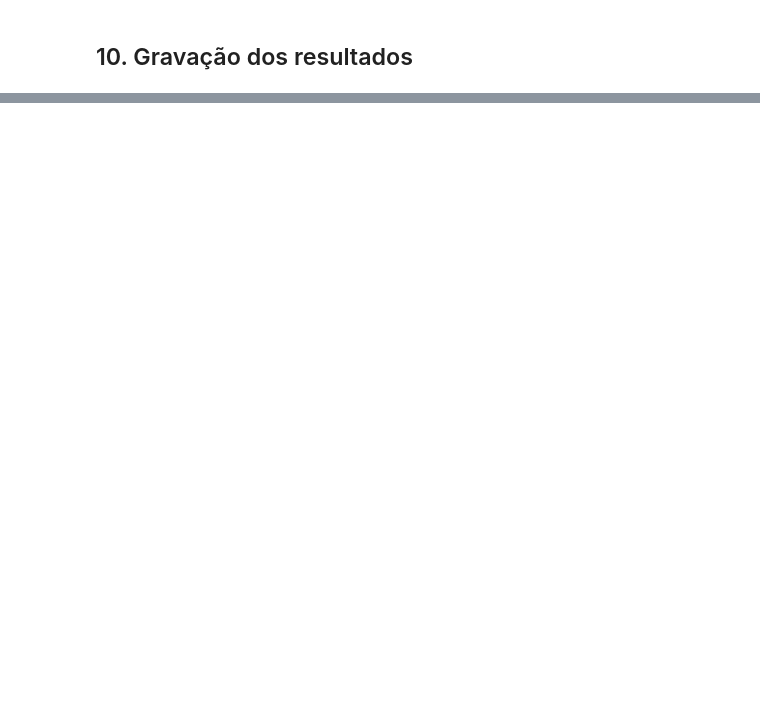
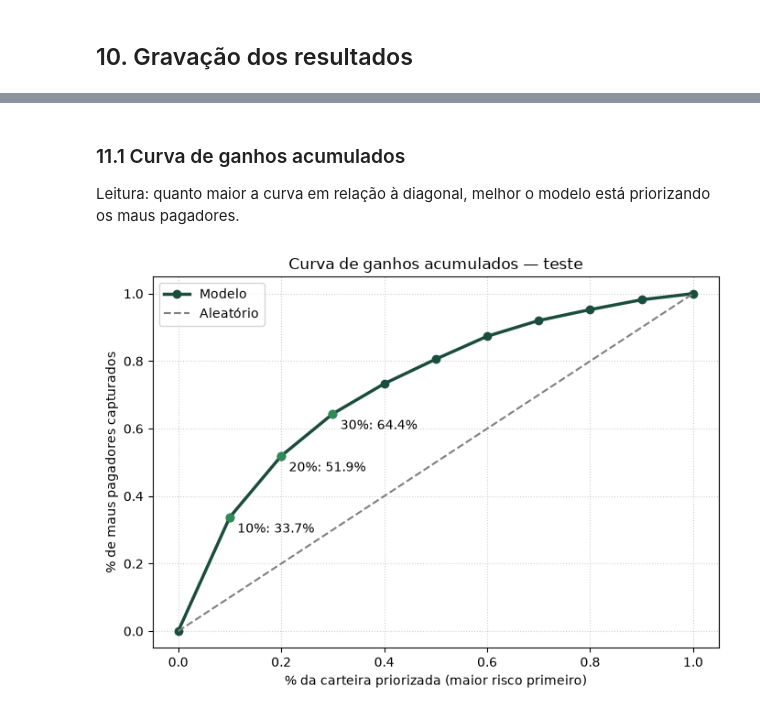
Before and after one commit to j2evaldo/modelo_Behavior_Score, a Jupyter notebook: notebooks/05_modelagem_avaliacao.ipynb, the cells around one changed output, grey strips where cells are left out. Drawn from its saved outputs; the diff is of its cells as text; code cells hidden in the pictures; blank space fills up the shorter version.

```diff
--- a/notebooks/05_modelagem_avaliacao.ipynb
+++ b/notebooks/05_modelagem_avaliacao.ipynb
@@ -250,0 +402,8 @@ metricas.round(4)
+# %%
+import os
+
+GREEN_DARK = "#1B4D3E"
+GREEN_MID = "#2E8B57"
+GREEN_PALE = "#A3E4D7"
+
+os.makedirs("../reports", exist_ok=True)
@@ -250,0 +456,8 @@ metricas.round(4)
+# %%
+tabela_teste = tabela_decisao(teste, resultados["teste"], n_bins=10)
+tabela_teste.to_csv("../data/02_gold/tabela_decisao_teste.csv", index=False)
+
+tabela_teste[[
+    "decil", "n", "bads", "bad_rate", "prob_media",
+    "pct_populacao", "pct_bads", "pct_bads_acum", "bad_rate_acum", "lift", "lift_acum",
+]].round(4)
@@ -250,0 +486,34 @@ metricas.round(4)
+# %% [markdown]
+### 11.1 Curva de ganhos acumulados
+
+Leitura: quanto maior a curva em relação à diagonal, melhor o modelo está priorizando os maus pagadores.
+# %%
+plt.figure(figsize=(7, 5))
+
+plt.plot(
+    [0] + tabela_teste["pct_pop_acum"].tolist(),
+    [0] + tabela_teste["pct_bads_acum"].tolist(),
+    color=GREEN_DARK,
+    marker="o",
+    linewidth=2.5,
+    label="Modelo",
+)
+plt.plot([0, 1], [0, 1], linestyle="--", color="gray", label="Aleatório")
+
+for fracao, rotulo in [(0.10, "10%"), (0.20, "20%"), (0.30, "30%")]:
+    idx = (tabela_teste["pct_pop_acum"] >= fracao).idxmax()
+    x = tabela_teste.loc[idx, "pct_pop_acum"]
+    y = tabela_teste.loc[idx, "pct_bads_acum"]
+    plt.scatter(x, y, color=GREEN_MID, zorder=5)
+    plt.annotate(f"{rotulo}: {y:.1%}", (x, y), textcoords="offset points", xytext=(6, -12))
+
+plt.xlabel("% da carteira priorizada (maior risco primeiro)")
+plt.ylabel("% de maus pagadores capturados")
+plt.title("Curva de ganhos acumulados — teste")
+plt.grid(True, linestyle=":", alpha=0.6)
+plt.legend()
+plt.tight_layout()
+plt.savefig("../reports/curva_ganhos_teste.png", dpi=150)
+plt.show()
+# %% [output]
+[figure, added]
```
Also changed, not shown: parts of 45 cells of this notebook, 13 other files.
